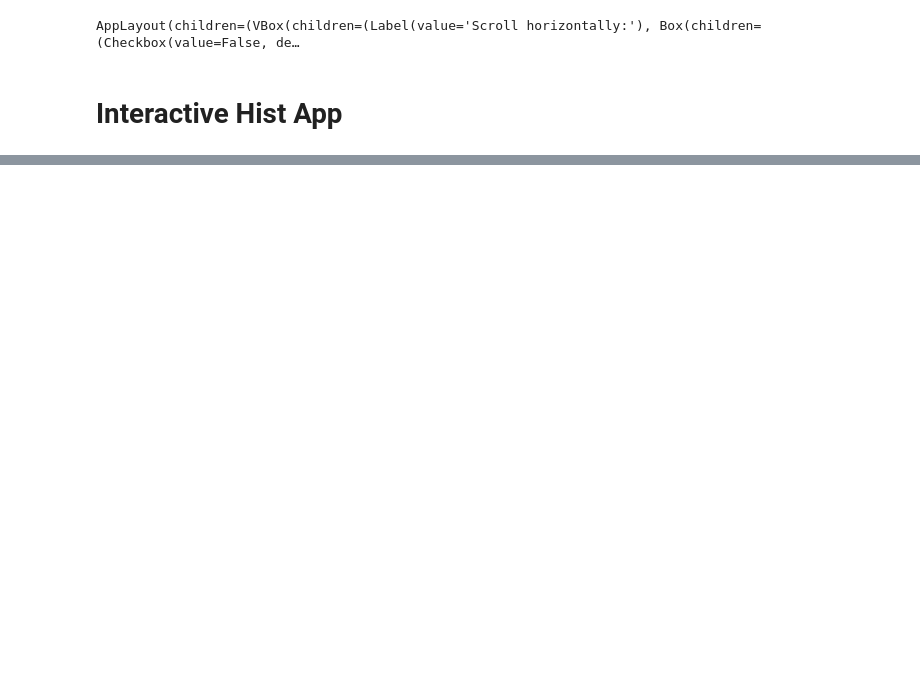
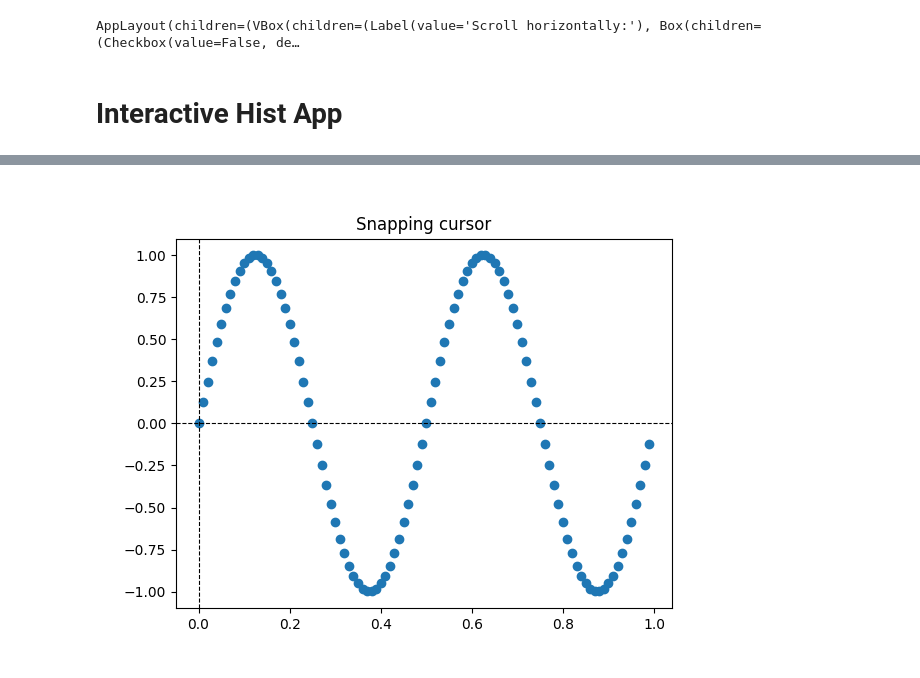
Before and after one commit to graphcore-research/track-and-visualize, a Jupyter notebook: interactive/interactive-exp.ipynb, the cells around one changed output, grey strips where cells are left out. Saved outputs shown, nothing was run; the diff lists cells and outputs as text; code cells hidden in the pictures; blank space fills up the shorter version.

```diff
--- a/interactive/interactive-exp.ipynb
+++ b/interactive/interactive-exp.ipynb
@@ -71,10 +267,3 @@ interactive(children=(Dropdown(description='plot', index=1, options=('line', 'ba
 # %%
 # Y-Axis, X-axis Formatting not consistent for kde plots
 # Y-axis not consistent for hist
-# %%
-# precomputing all images
-x = np.linspace(0,np.pi,200)
-y = np.linspace(0,10,200)
-X,Y = np.meshgrid(x,y)
-parameter = np.linspace(-5,5)
-example_image_stack = np.sin(X)[None,:,:]+np.exp(np.cos(Y[None,:,:]*parameter[:,None,None]))
@@ -97,6 +269,0 @@ VBox(children=(IntSlider(value=0, max=49), Canvas(toolbar=Toolbar(toolitems=[('H
-# %%
-selected_data = []
-for i in range(0, len(checkboxes)):
-    if checkboxes[i].value == True:
-        selected_data = selected_data + [checkboxes[i].description]
-print(selected_data)
@@ -241,0 +861,58 @@ Label(value='The values of slider1 and slider2 are synchronized')
+# %%
+import numpy as np
+class SnappingCursor:
+    """
+    A cross-hair cursor that snaps to the data point of a line, which is
+    closest to the *x* position of the cursor.
+
+    For simplicity, this assumes that *x* values of the data are sorted.
+    """
+    def __init__(self, ax, line):
+        self.ax = ax
+        self.horizontal_line = ax.axhline(color='k', lw=0.8, ls='--')
+        self.vertical_line = ax.axvline(color='k', lw=0.8, ls='--')
+        self.x, self.y = line.get_data()
+        self._last_index = None
+        # text location in axes coords
+        self.text = ax.text(0.72, 0.9, '', transform=ax.transAxes)
+
+    def set_cross_hair_visible(self, visible):
+        need_redraw = self.horizontal_line.get_visible() != visible
+        self.horizontal_line.set_visible(visible)
+        self.vertical_line.set_visible(visible)
+        self.text.set_visible(visible)
+        return need_redraw
+
+    def on_mouse_move(self, event):
+        if not event.inaxes:
+            self._last_index = None
+            need_redraw = self.set_cross_hair_visible(False)
+            if need_redraw:
+                self.ax.figure.canvas.draw()
+        else:
+            self.set_cross_hair_visible(True)
+            x, y = event.xdata, event.ydata
+            index = min(np.searchsorted(self.x, x), len(self.x) - 1)
+            if index == self._last_index:
+                return  # still on the same data point. Nothing to do.
+            self._last_index = index
+            x = self.x[index]
+            y = self.y[index]
+            # update the line positions
+            self.horizontal_line.set_ydata([y])
+            self.vertical_line.set_xdata([x])
+            self.text.set_text(f'x={x:1.2f}, y={y:1.2f}')
+            self.ax.figure.canvas.draw()
+
+
+x = np.arange(0, 1, 0.01)
+y = np.sin(2 * 2 * np.pi * x)
+
+fig, ax = plt.subplots()
+ax.set_title('Snapping cursor')
+line, = ax.plot(x, y, 'o')
+snap_cursor = SnappingCursor(ax, line)
+fig.canvas.mpl_connect('motion_notify_event', snap_cursor.on_mouse_move)
+plt.show()
+# %% [output]
+[figure, added]
```
Also changed, not shown: parts of 19 cells of this notebook, 1 other file.
